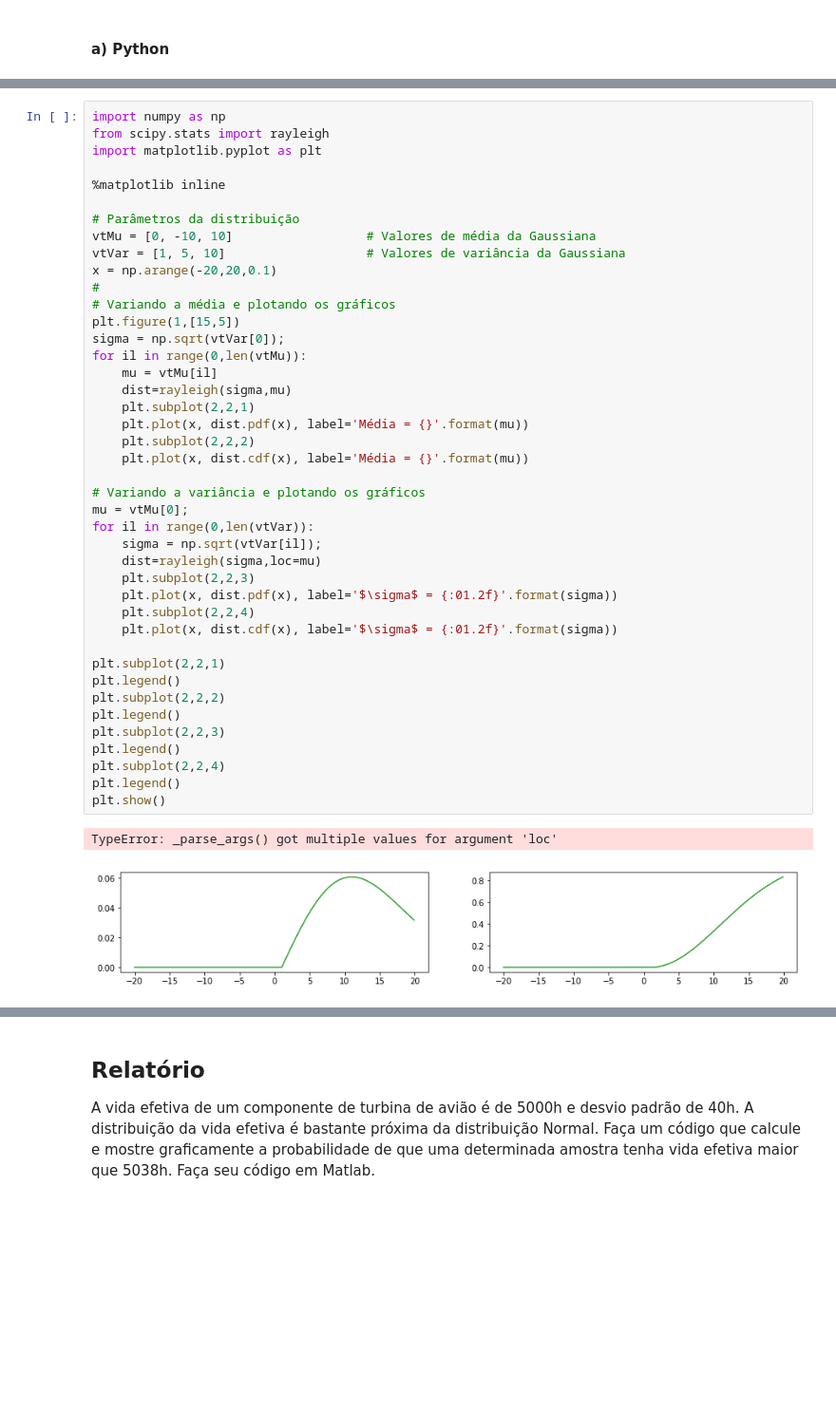
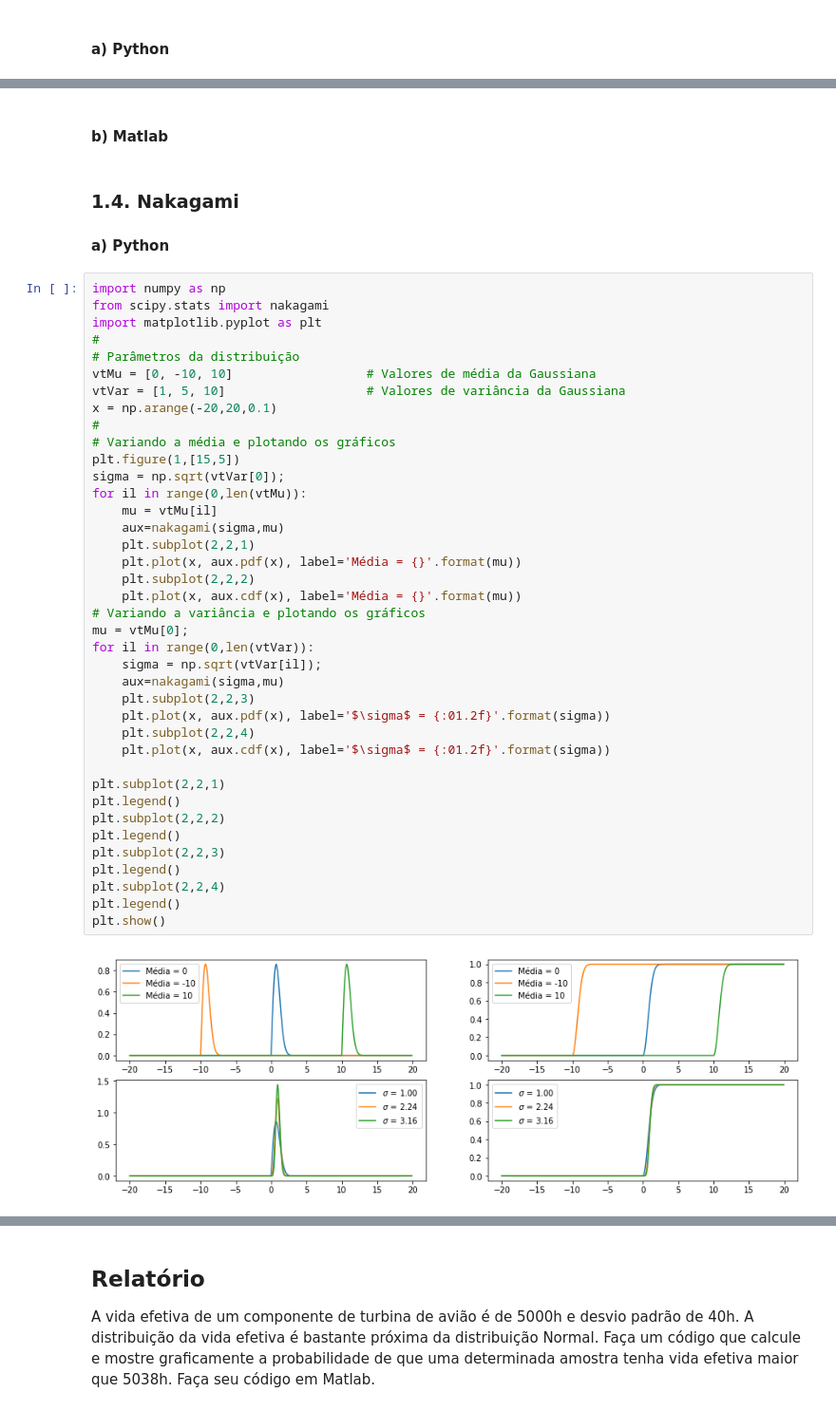
Before and after one commit to luciananobrega/luciana_DCO2004, a Jupyter notebook: h07/Entrega_h07.ipynb, the cells around one changed output, grey strips where cells are left out. Shown at 95% size. Cells and saved outputs as stored; diff of their text form; blank space fills up the shorter version.

```diff
--- a/h07/Entrega_h07.ipynb
+++ b/h07/Entrega_h07.ipynb
@@ -60,45 +147,46 @@ plt.show()
+# %% [markdown]
+#### b) Matlab
+# %% [markdown]
+### 1.4. Nakagami
+#### a) Python
 # %%
 import numpy as np
-from scipy.stats import rayleigh
+from scipy.stats import nakagami
 import matplotlib.pyplot as plt
-
-%matplotlib inline
-
+#
 # Parâmetros da distribuição
 vtMu = [0, -10, 10]                  # Valores de média da Gaussiana
 vtVar = [1, 5, 10]                   # Valores de variância da Gaussiana
 x = np.arange(-20,20,0.1)
 #
 # Variando a média e plotando os gráficos
 plt.figure(1,[15,5])
 sigma = np.sqrt(vtVar[0]);
 for il in range(0,len(vtMu)):
     mu = vtMu[il]
-    dist=rayleigh(sigma,mu)
+    aux=nakagami(sigma,mu)
     plt.subplot(2,2,1)
-    plt.plot(x, dist.pdf(x), label='Média = {}'.format(mu))
+    plt.plot(x, aux.pdf(x), label='Média = {}'.format(mu))
     plt.subplot(2,2,2)
-    plt.plot(x, dist.cdf(x), label='Média = {}'.format(mu))
-
+    plt.plot(x, aux.cdf(x), label='Média = {}'.format(mu))
 # Variando a variância e plotando os gráficos
 mu = vtMu[0];
 for il in range(0,len(vtVar)):
     sigma = np.sqrt(vtVar[il]);
-    dist=rayleigh(sigma,loc=mu)
+    aux=nakagami(sigma,mu)
     plt.subplot(2,2,3)
-    plt.plot(x, dist.pdf(x), label='$\sigma$ = {:01.2f}'.format(sigma))
+    plt.plot(x, aux.pdf(x), label='$\sigma$ = {:01.2f}'.format(sigma))
     plt.subplot(2,2,4)
-    plt.plot(x, dist.cdf(x), label='$\sigma$ = {:01.2f}'.format(sigma))
+    plt.plot(x, aux.cdf(x), label='$\sigma$ = {:01.2f}'.format(sigma))
 
 plt.subplot(2,2,1)
 plt.legend()
 plt.subplot(2,2,2)
 plt.legend()
 plt.subplot(2,2,3)
 plt.legend()
 plt.subplot(2,2,4)
 plt.legend()
 plt.show()
 # %% [output]
-TypeError: _parse_args() got multiple values for argument 'loc'
-[figure, old version]
+[figure, new version]
```
Also changed, not shown: parts of 13 cells of this notebook.
